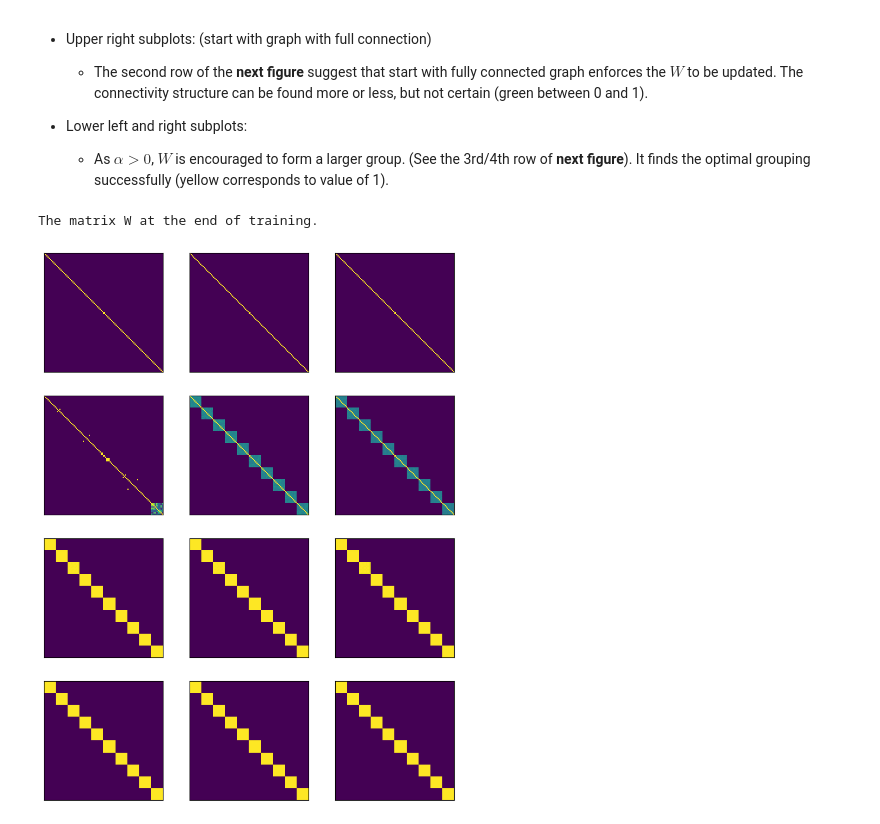
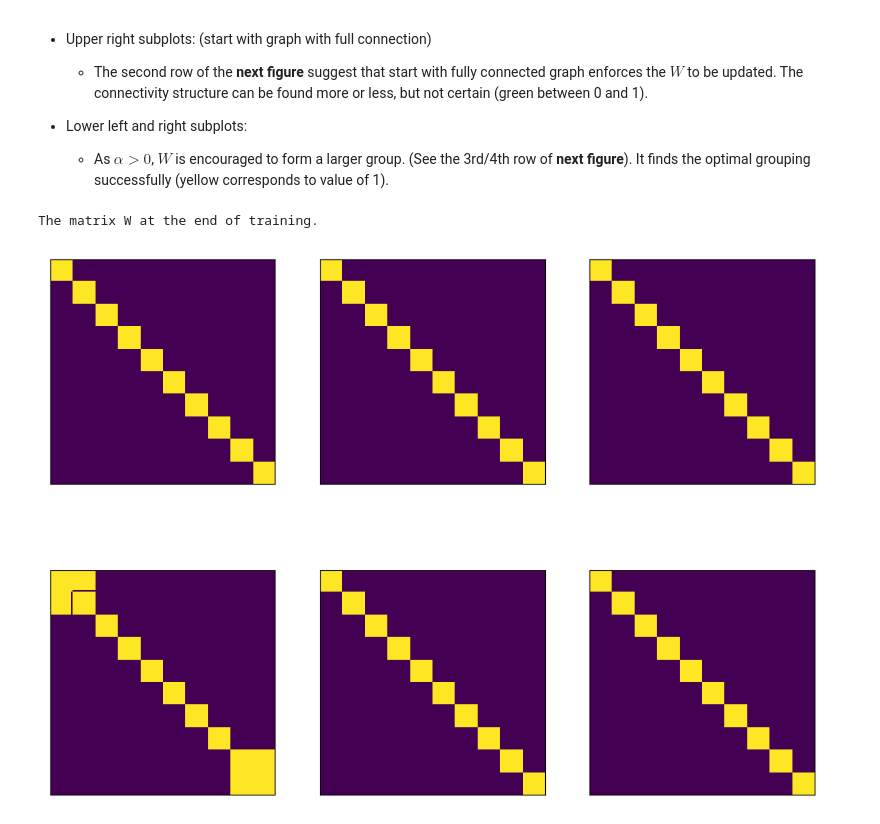
Before and after one commit to epfml/semester-project-personalization, a Jupyter notebook: demo/FrankWolfe1D.ipynb, the cells around one changed output. Drawn from its saved outputs; the diff is of its cells as text; code cells hidden in the pictures.

```diff
--- a/demo/FrankWolfe1D.ipynb
+++ b/demo/FrankWolfe1D.ipynb
@@ -146,7 +146,7 @@ class Run(object):
         mu, X, W, Lambda = self.setup.copy_init()
         for t in range(self.n_iters):
             X -= self.setup.eta * grad_x(self.setup, mu, X, W, Lambda)
-            Lambda += self.setup.gamma * grad_lambda(self.setup, mu, X, W, Lambda)
+            # Lambda += self.setup.gamma * grad_lambda(self.setup, mu, X, W, Lambda)
             W = frank_wolfe(self.setup, mu, X, W, Lambda, t)
             self.loss.append( Loss(self.setup, mu, X, W, Lambda) )
         self.mu, self.X, self.W, self.Lambda = mu, X, W, Lambda
@@ -256,11 +256,11 @@ Analysis of the **above** and **next** figure:
     - As $\alpha > 0$, $W$ is encouraged to form a larger group. (See the 3rd/4th row of **next figure**). It finds the optimal grouping successfully (yellow corresponds to value of 1).
 # %%
 print("The matrix W at the end of training.")
-fig, axes = plt.subplots(4, 3, figsize=(9, 12))
-for i in range(12):
+fig, axes = plt.subplots(2, 3, figsize=(12, 9))
+for i in range(6):
     axes[i//3, i%3].matshow(np.round(experiment1.runs[i].W, 2))
     axes[i//3, i%3].set_xticks([])
     axes[i//3, i%3].set_yticks([])
 # %% [output]
 The matrix W at the end of training.
-[figure, old version]
+[figure, new version]
```
Also changed, not shown: parts of 1 cell of this notebook, 9 other files.
